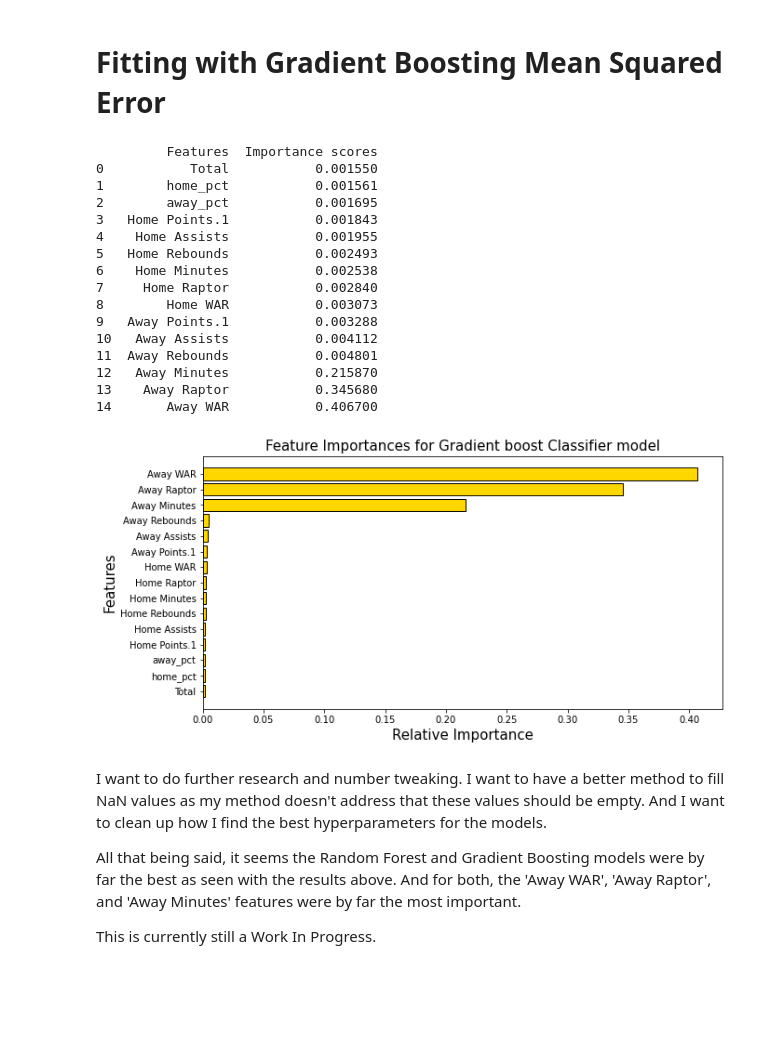
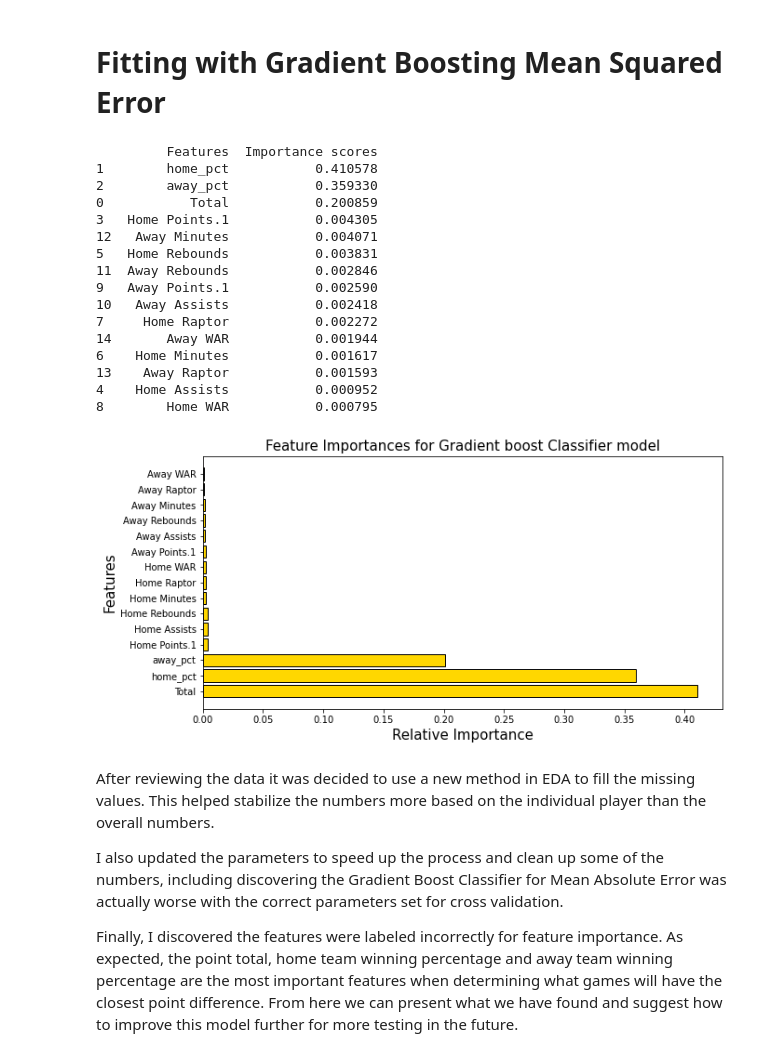
Before and after one commit to bjg5091/Data-Science-Projects, a Jupyter notebook: Brett Gordon - Capstone #2 - Modeling.ipynb, the cells around one changed output. Saved outputs shown, nothing was run; the diff lists cells and outputs as text; code cells hidden in the pictures; blank space fills up the shorter version.

Commit message:
Brett Gordon - Capstone #2 - Modeling
Updated with bug fixes and more accurate cross validation.

```diff
--- a/Brett Gordon - Capstone #2 - Modeling.ipynb
+++ b/Brett Gordon - Capstone #2 - Modeling.ipynb
@@ -307,7 +304,7 @@ Best n_neighbors: 27
 # %%
 # Apply KNN model to training data:
 
-knn = KNeighborsRegressor(p=2,leaf_size=15,n_neighbors=27)
+knn = KNeighborsRegressor(p=2,leaf_size=3,n_neighbors=25)
 knn.fit(X_tr_scaled,y_train)
 
 # Predict using model:
@@ -405,7 +402,7 @@ Best n_estimators: 69
 Best min_samples_leaf: 1
 # %%
 #Running with Squared Error criterion first
-rf = RandomForestRegressor(bootstrap=True,n_estimators=69,criterion='squared_error',min_samples_leaf=1)
+rf = RandomForestRegressor(bootstrap=True,n_estimators=80,criterion='squared_error',min_samples_leaf=1)
 rf.fit(X_tr_scaled, y_train)
 
 #Predict using the model:
@@ -434,7 +431,7 @@ from sklearn.ensemble import RandomForestRegressor
 #Apply RF to the training data:
 
 #Running with Squared Error criterion first
-rf2 = RandomForestRegressor(bootstrap=True,n_estimators=69,criterion='absolute_error',min_samples_leaf=1)
+rf2 = RandomForestRegressor(bootstrap=True,n_estimators=80,criterion='absolute_error',min_samples_leaf=1)
 rf2.fit(X_tr_scaled, y_train)
 
 #Predict using the model:
@@ -493,7 +490,7 @@ Best max_depth: 9
 Best max_leaf_nodes: 25
 # %%
 gbr1 = GradientBoostingRegressor(loss = 'squared_error', subsample=1.0, learning_rate=0.5 , n_estimators=100,
-                                  random_state=5, max_depth=9, max_leaf_nodes=25, min_samples_leaf=4)
+                                  random_state=5, max_depth=9, max_leaf_nodes=25, min_samples_leaf=1)
 gbr1.fit(X_tr_scaled, y_train)
 
 #Predict using the model:
@@ -636,45 +646,47 @@ plt.show()
 # %%
 features = X
 importances = list(gbr1.feature_importances_)
-imp=np.sort(importances)
-tab=pd.DataFrame(list(zip(X,imp)),columns =['Features', 'Importance scores'])
+tab=pd.DataFrame(list(zip(X,importances)),columns =['Features', 'Importance scores']).sort_values(by=['Importance scores'],
+                                                                                                 ascending=False)
 print(tab)
 
 #visually:
 plt.figure(figsize=(10,5))
 #indices = np.argsort(importances)
 index = [0,1,2,3,4,5,6,7,8,9,10,11,12,13,14]
-_=plt.barh(index,imp, align='center',color='gold',edgecolor='k')
+_=plt.barh(index,tab['Importance scores'], align='center',color='gold',edgecolor='k')
 plt.xlabel('Relative Importance',fontsize=15)
 plt.ylabel('Features',fontsize=15)
 plt.yticks(index, features)
 plt.title('Feature Importances for Gradient boost Classifier model',fontsize=15)
 plt.savefig("gb_features.png")
 plt.show()
 #len(importances)
 # %% [output]
          Features  Importance scores
-0           Total           0.001550
-1        home_pct           0.001561
-2        away_pct           0.001695
-3   Home Points.1           0.001843
-4    Home Assists           0.001955
-5   Home Rebounds           0.002493
-6    Home Minutes           0.002538
-7     Home Raptor           0.002840
-8        Home WAR           0.003073
-9   Away Points.1           0.003288
-10   Away Assists           0.004112
-11  Away Rebounds           0.004801
-12   Away Minutes           0.215870
-13    Away Raptor           0.345680
-14       Away WAR           0.406700
+1        home_pct           0.410578
+2        away_pct           0.359330
+0           Total           0.200859
+3   Home Points.1           0.004305
+12   Away Minutes           0.004071
+5   Home Rebounds           0.003831
+11  Away Rebounds           0.002846
+9   Away Points.1           0.002590
+10   Away Assists           0.002418
+7     Home Raptor           0.002272
+14       Away WAR           0.001944
+6    Home Minutes           0.001617
+13    Away Raptor           0.001593
+4    Home Assists           0.000952
+8        Home WAR           0.000795
-[figure, old version]
+[figure, new version]
 # %% [markdown]
-I want to do further research and number tweaking. I want to have a better method to fill NaN values as my method doesn't
-address that these values should be empty. And I want to clean up how I find the best hyperparameters for the models.
+After reviewing the data it was decided to use a new method in EDA to fill the missing values. This helped stabilize the numbers more based on the individual player than the overall numbers.
 
-All that being said, it seems the Random Forest and Gradient Boosting models were by far the best as seen with the results
-above. And for both, the 'Away WAR', 'Away Raptor', and 'Away Minutes' features were by far the most important.
+I also updated the parameters to speed up the process and clean up some of the numbers, including discovering the Gradient
+Boost Classifier for Mean Absolute Error was actually worse with the correct parameters set for cross validation.
 
-This is currently still a Work In Progress.
+Finally, I discovered the features were labeled incorrectly for feature importance. As expected, the point total,
+home team winning percentage and away team winning percentage are the most important features when determining what games
+will have the closest point difference. From here we can present what we have found and suggest how to improve this model
+further for more testing in the future.
```
Also changed, not shown: parts of 16 cells of this notebook.
